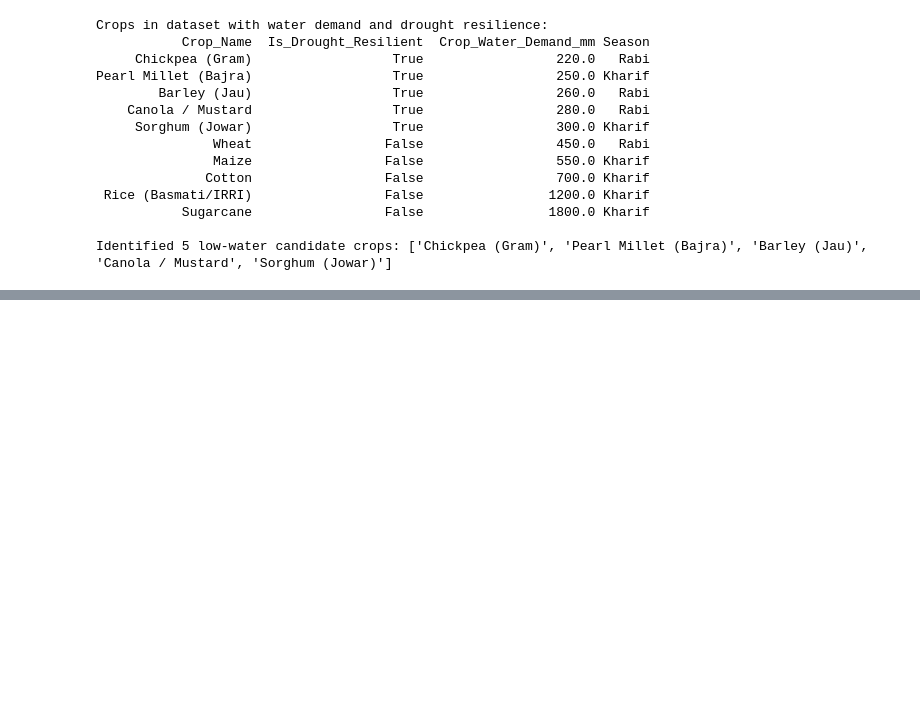
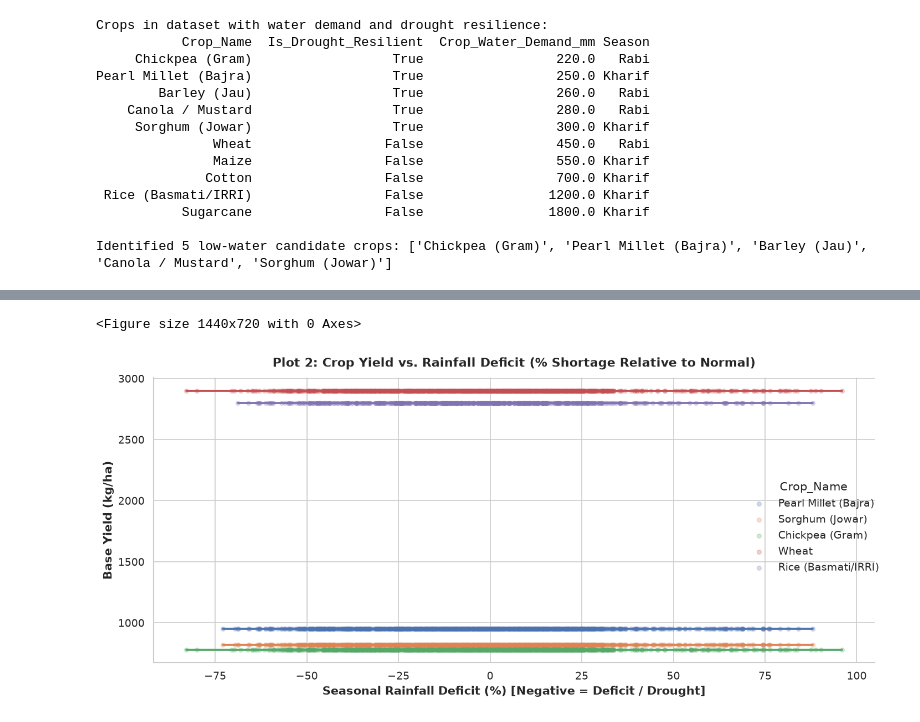
Before and after one commit to SyedMuhammadHunain/Climate-Machine-Learning, a Jupyter notebook: notebooks/01_low_water_crop_selection.ipynb, the cells around one changed output, grey strips where cells are left out. Saved outputs shown, nothing was run; the diff lists cells and outputs as text; code cells hidden in the pictures; blank space fills up the shorter version.

```diff
--- a/notebooks/01_low_water_crop_selection.ipynb
+++ b/notebooks/01_low_water_crop_selection.ipynb
@@ -83,0 +119,17 @@ Identified 5 low-water candidate crops: ['Chickpea (Gram)', 'Pearl Millet (Bajra
+# %%
+# Plot 2: Relationship Between Rainfall Deficit (%) and Crop Yield
+plt.figure(figsize=(12, 6))
+subset_crops = ["Pearl Millet (Bajra)", "Sorghum (Jowar)", "Chickpea (Gram)", "Wheat", "Rice (Basmati/IRRI)"]
+df_sub = df[df["Crop_Name"].isin(subset_crops)]
+sns.lmplot(
+    data=df_sub, x="Rainfall_Deficit_Pct", y="Base_Yield_kg_ha",
+    hue="Crop_Name", height=5.5, aspect=1.8, scatter_kws={"alpha": 0.25, "s": 20}
+)
+plt.title("Plot 2: Crop Yield vs. Rainfall Deficit (% Shortage Relative to Normal)", fontsize=13, weight="bold", pad=12)
+plt.xlabel("Seasonal Rainfall Deficit (%) [Negative = Deficit / Drought]", weight="bold")
+plt.ylabel("Base Yield (kg/ha)", weight="bold")
+plt.tight_layout()
+plt.show()
+# %% [output]
+<Figure size 1440x720 with 0 Axes>
+[figure, added]
```
Also changed, not shown: parts of 6 cells of this notebook, 1 other file.
